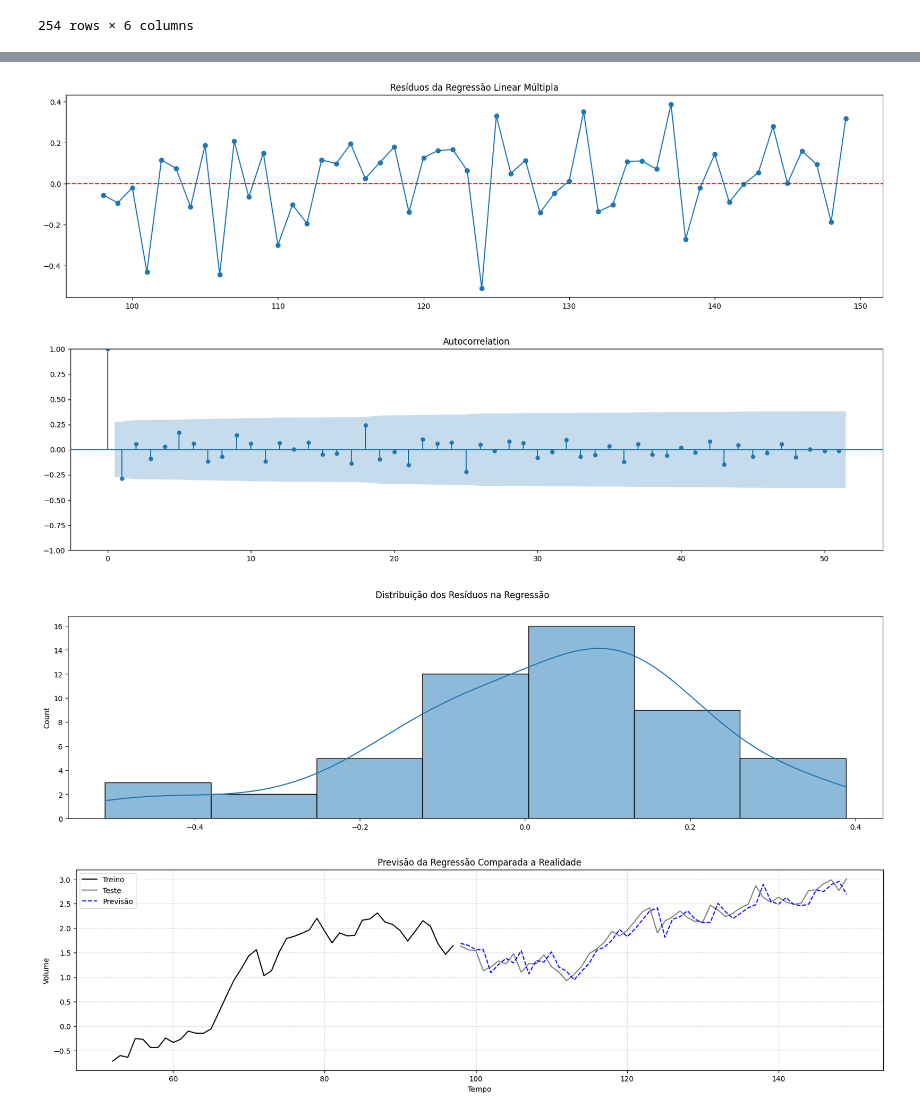
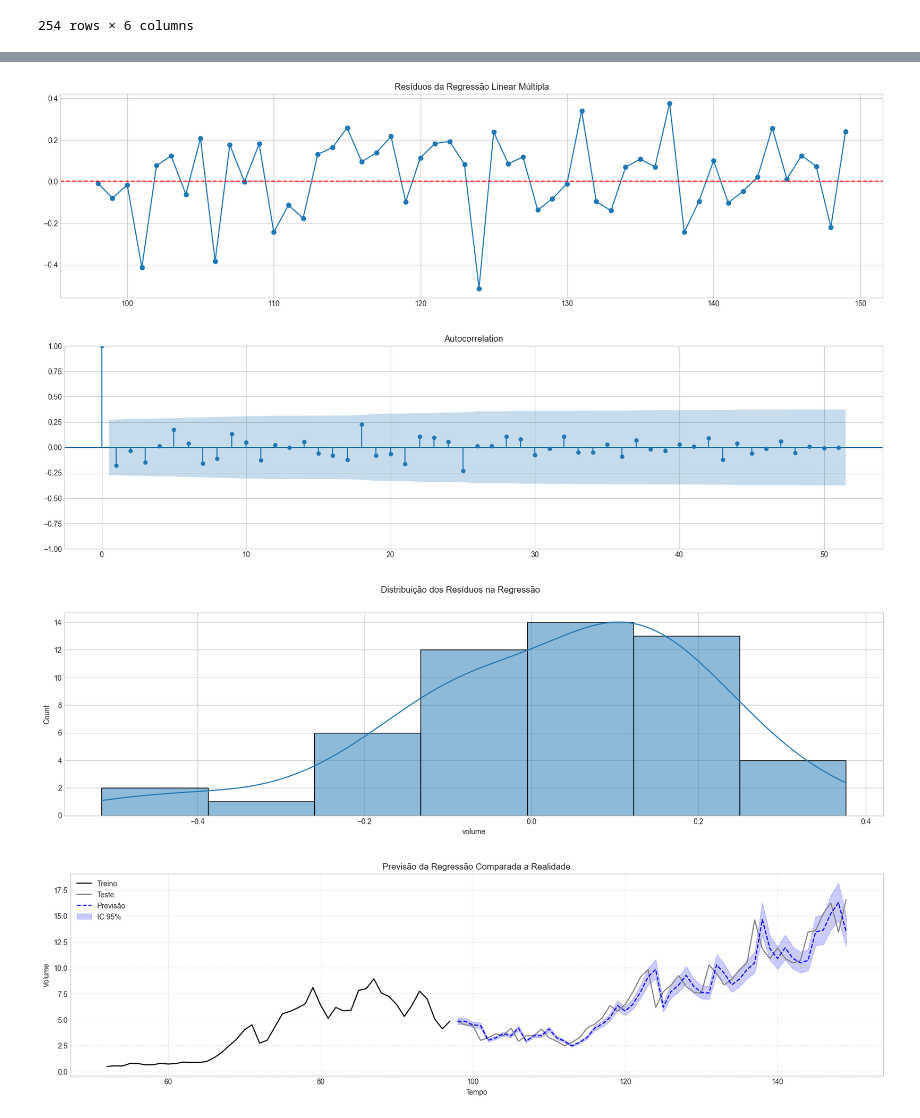
Before and after one commit to LeonardoAleee/analise_st, a Jupyter notebook: trabalho_a1.ipynb, the cells around one changed output, grey strips where cells are left out. Saved outputs shown, nothing was run; the diff lists cells and outputs as text; code cells hidden in the pictures.

Commit message:
Adicionado ICs nos plots de previsão

```diff
--- a/trabalho_a1.ipynb
+++ b/trabalho_a1.ipynb
@@ -549,6 +550,7 @@ y_train, y_test = y.iloc[:-h], y.iloc[-h:]
 
 # Adiciona intercepto
 X_train = sm.add_constant(X_train)
-X_test = sm.add_constant(X_test)
+X_test["const"] = np.ones(X_test.shape[0])
+X_test = X_test[X_train.columns]
 
 cols = X.columns.tolist()
@@ -604,7 +612,18 @@ best_features = list(res_df.iloc[0]["subset"])
 
 final_model = sm.OLS(y_train, X_train[best_features]).fit()
 
-y_pred = final_model.predict(X_test[best_features])
+pred_res = final_model.get_prediction(X_test[best_features])
+summary = pred_res.summary_frame()
+
+pred_means = summary["mean"].values
+pred_lower = summary["mean_ci_lower"].values
+pred_upper = summary["mean_ci_upper"].values
+pred_index = X_test.index.tolist()
+
+# converte para arrays / séries alinhadas por índice
+y_pred = pd.Series(pred_means, index=pred_index).sort_index().values
+pred_lower = pd.Series(pred_lower, index=pred_index).sort_index()
+pred_upper = pd.Series(pred_upper, index=pred_index).sort_index()
 
 residuos_best = y_test - y_pred
 
@@ -638,7 +657,7 @@ plt.axhline(0, color="red", linestyle="--")
 plt.title("Resíduos da Regressão Linear Múltipla")
 plt.show()
 # %% [output]
-[figure, old version]
+[figure, new version]
 # %%
 fig, ax = plt.subplots(figsize=(20, 5))
 
@@ -646,7 +665,7 @@ plot_acf(residuos_best, lags=residuos_best.shape[0] - 1, ax=ax)
 
 plt.show()
 # %% [output]
-[figure, old version]
+[figure, new version]
 # %%
 fig, ax = plt.subplots(figsize=(20, 5))
 
@@ -656,22 +675,26 @@ plt.suptitle("Distribuição dos Resíduos na Regressão")
 
 plt.show()
 # %% [output]
-[figure, old version]
+[figure, new version]
 # %%
 # Cria um grid 2x2 de subplots
 plt.figure(figsize=(20, 5))
 
-plt.plot(y_train.index, y_train, color="black", label="Treino")
-plt.plot(y_test.index, y_test, color="gray", label="Teste")
+plt.plot(y_train.index, inv_boxcox(y_train, lmbda), color="black", label="Treino")
+plt.plot(y_test.index, inv_boxcox(y_test, lmbda), color="gray", label="Teste")
 
-plt.plot(y_test.index, y_pred, color="blue", linestyle="--", label="Previsão")
+plt.plot(y_test.index, inv_boxcox(y_pred, lmbda), color="blue", linestyle="--", label="Previsão")
+
+# intervalo de confiança
+plt.fill_between(y_test.index, inv_boxcox(pred_lower.values, lmbda), inv_boxcox(pred_upper.values, lmbda),
+                 color="blue", alpha=0.2, label="IC 95%")
 
 plt.title("Previsão da Regressão Comparada a Realidade")
 plt.xlabel("Tempo")
 plt.ylabel("Volume")
 plt.grid(True, linestyle="--", alpha=0.5)
 plt.legend()
 
 plt.show()
 # %% [output]
-[figure, old version]
+[figure, new version]
```
Also changed, not shown: parts of 14 cells of this notebook.
